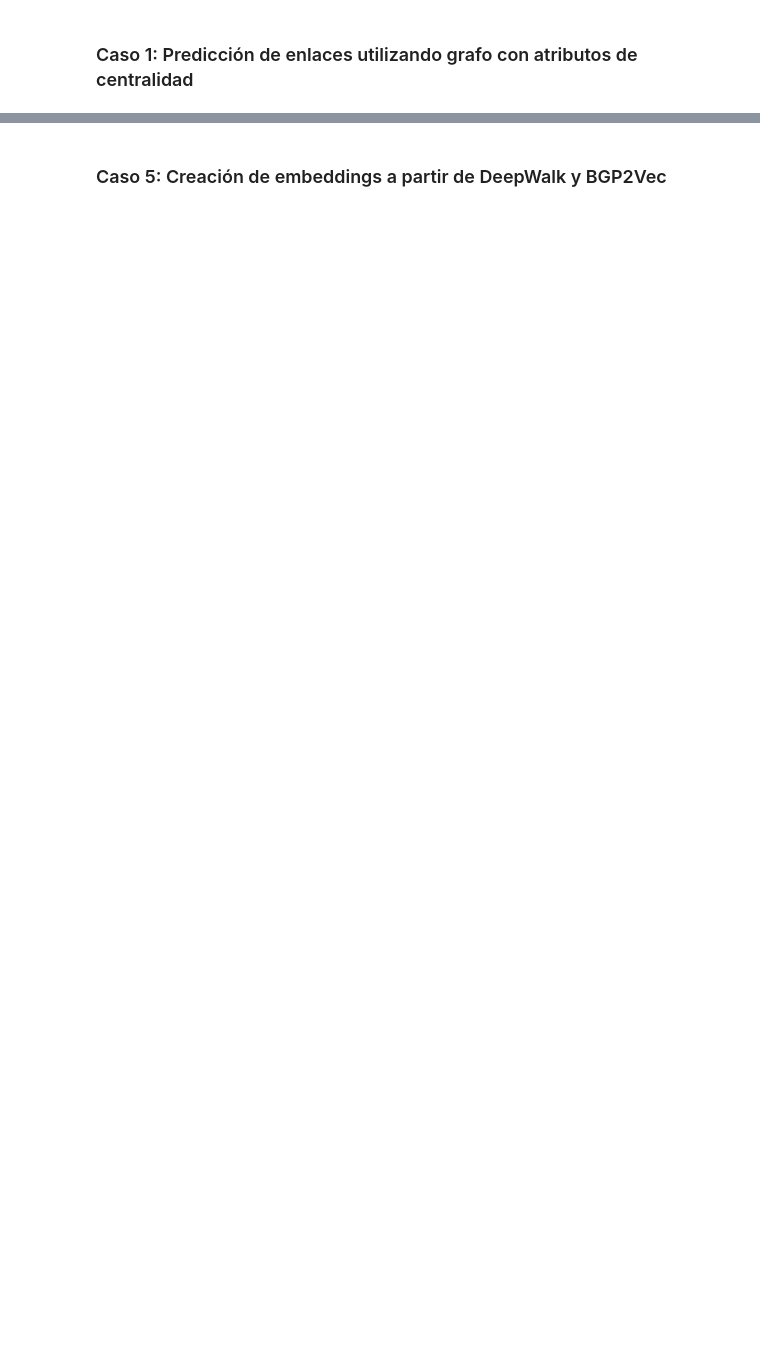
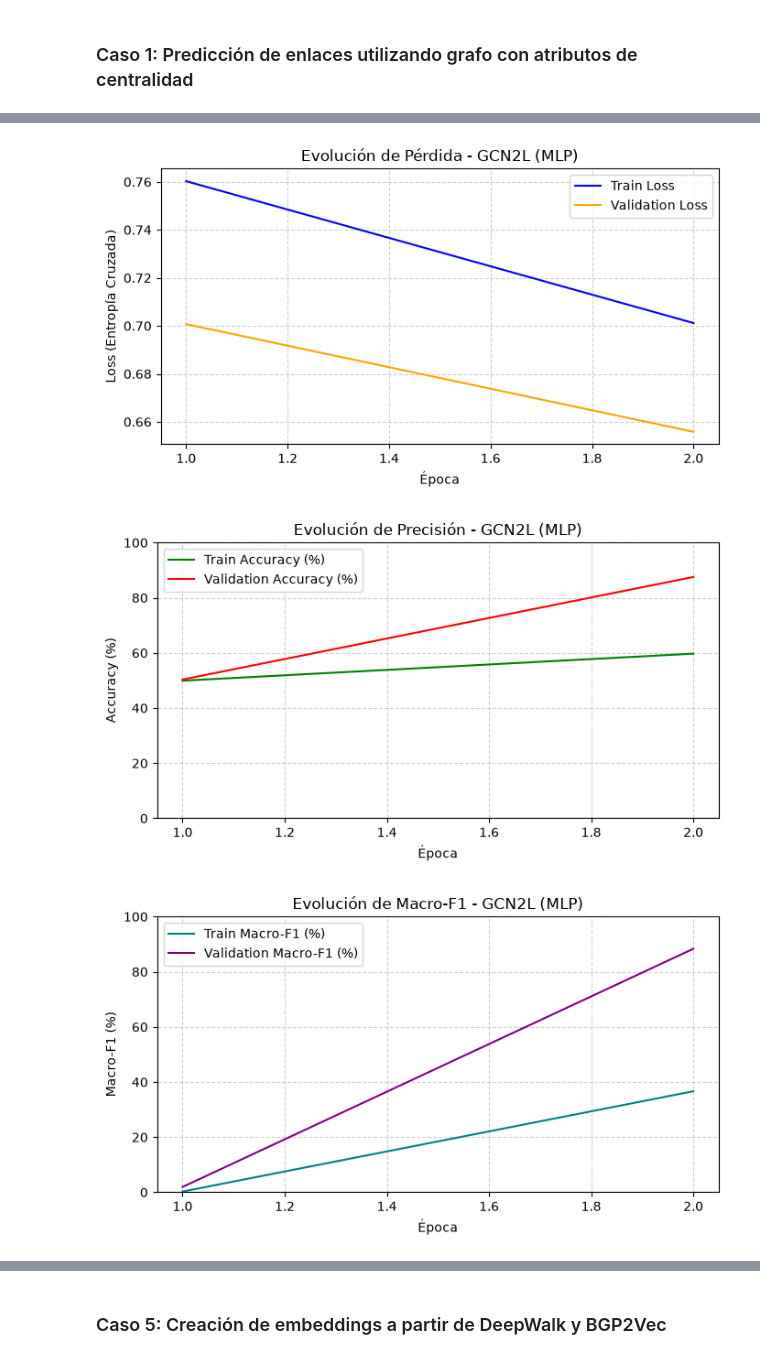
Before and after one commit to valesteban/gnn-as-relationships, a Jupyter notebook: AS_relationship_inference_por_partes.ipynb, the cells around one changed output, grey strips where cells are left out. Saved outputs shown, nothing was run; the diff lists cells and outputs as text; code cells hidden in the pictures; blank space fills up the shorter version.

```diff
--- a/AS_relationship_inference_por_partes.ipynb
+++ b/AS_relationship_inference_por_partes.ipynb
@@ -397,0 +62,3 @@ for model_name in models:
+# %%
+# 1.Definir path del archivo de configuraciones
+CONFIG_FILE = "config.yaml"
@@ -397,0 +797,10 @@ for model_name in models:
+# %%
+# Decoder a usar: MLP (usa edge_attr) o Bilinear (logits por clase, sin edge_attr).
+# DotProduct no sirve aqui: devuelve 1 score por arista, no 3 logits (es para link prediction).
+def decodificar(model, decoder, edge_index, h, edge_attr=None):
+    if decoder == "MLP":
+        return model.decodeMLP(edge_index, h, edge_attr)
+    if decoder == "Bilinear":
+        return model.decodeBilinear(edge_index, h)
+    if decoder == "DotProduct":
+        return model.decodeDotProduct(edge_index, h)
@@ -1246,0 +1512,63 @@ plt.show()
+# %%
+# Tiempos del caso
+t0_caso = time.perf_counter()
+tiempos_c1 = []
+
+for decoder in ["MLP", "DotProduct"]:
+    for name, Model in modelos.items():
+
+
+        # Generación de Embeddings
+        # =======================
+        model, hist, extra = link_prediction_train(
+            name,
+            Model,
+            data=gnn_c1,
+            cfg=GLOBAL_CONFIG_P2E,
+            seed=SEED,
+            decoder=decoder)
+
+        y_true, y_pred, auc_test, h_final = evaluar_test_link_prediction(model, gnn_c1, name, decoder, "Caso1")
+        extra_emb = {**extra, "auc_test": auc_test}
+        fila = {"modelo": name, "decoder": decoder, "embedding_s": extra["tiempo_s"]}
+
+        plot_training_evolution(hist, f"{name} ({decoder})")
+        # save_embeddings(h_final, model, "Caso1", name, decoder, extra_emb)
+
+        # Clasificar Relaciones
+        # =======================
+        for modo, entrenar in [("sin_batches", entrenamiento_sin_batches),
+                               ("con_batches", entrenamiento_con_batches)]:
+            nombre_clf = f"{name}-{decoder}-{modo}"
+            clf, hist_clf, extra_clf = entrenar(
+                nombre_clf,
+                h=h_final,
+                aristas=aristas_c1,
+                cfg=CONFIG_CLASIFICADOR,
+                seed=SEED)
+            fila[f"{modo}_s"] = extra_clf["tiempo_s"]
+            y_true_clf, y_pred_clf = evaluar_test_clasificador(clf, h_final, aristas_c1, nombre_clf)
+
+            plot_training_evolution(hist_clf, nombre_clf)
+
+            save_run(RESULTS_DIR_P2E, "caso1", name, f"{decoder}-{modo}",
+                     seed=SEED,
+                     y_true=y_true_clf,
+                     y_pred=y_pred_clf,
+                     class_names=CLASS_NAMES,
+                     state_dict=clf.state_dict(),
+                     history=hist_clf,
+                     config=CONFIG_CLASIFICADOR,
+                     extra={**extra_clf,
+                            "clase": "EdgeClassifier",
+                            "clase_embedding": Model.__name__,
+                            "config_embedding": GLOBAL_CONFIG_P2E,
+                            "auc_test_link_prediction": auc_test,
+                            "tiempo_embedding_s": extra["tiempo_s"],
+                            "tiempo_total_s": extra["tiempo_s"] + extra_clf["tiempo_s"]})
+
+        tiempos_c1.append(fila)
+
+imprimir_tiempo("Caso 1 completo", t0_caso)
+df_tiempos_c1 = tabla_tiempos(tiempos_c1, "Caso 1")
+# %% [output]
@@ -1246,0 +1590,3 @@ plt.show()
+[figure, added]
+[figure, added]
+[figure, added]
```
Also changed, not shown: parts of 142 cells of this notebook, 6 other files.
